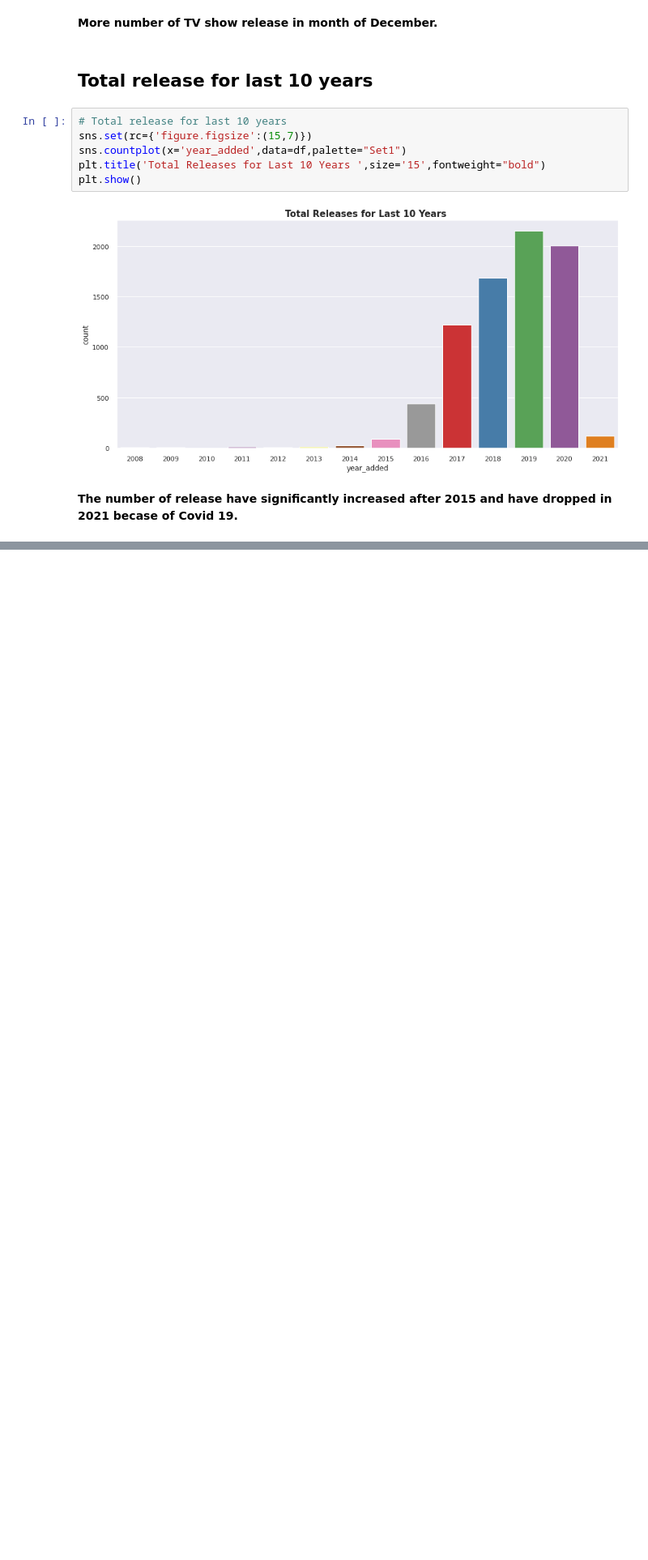
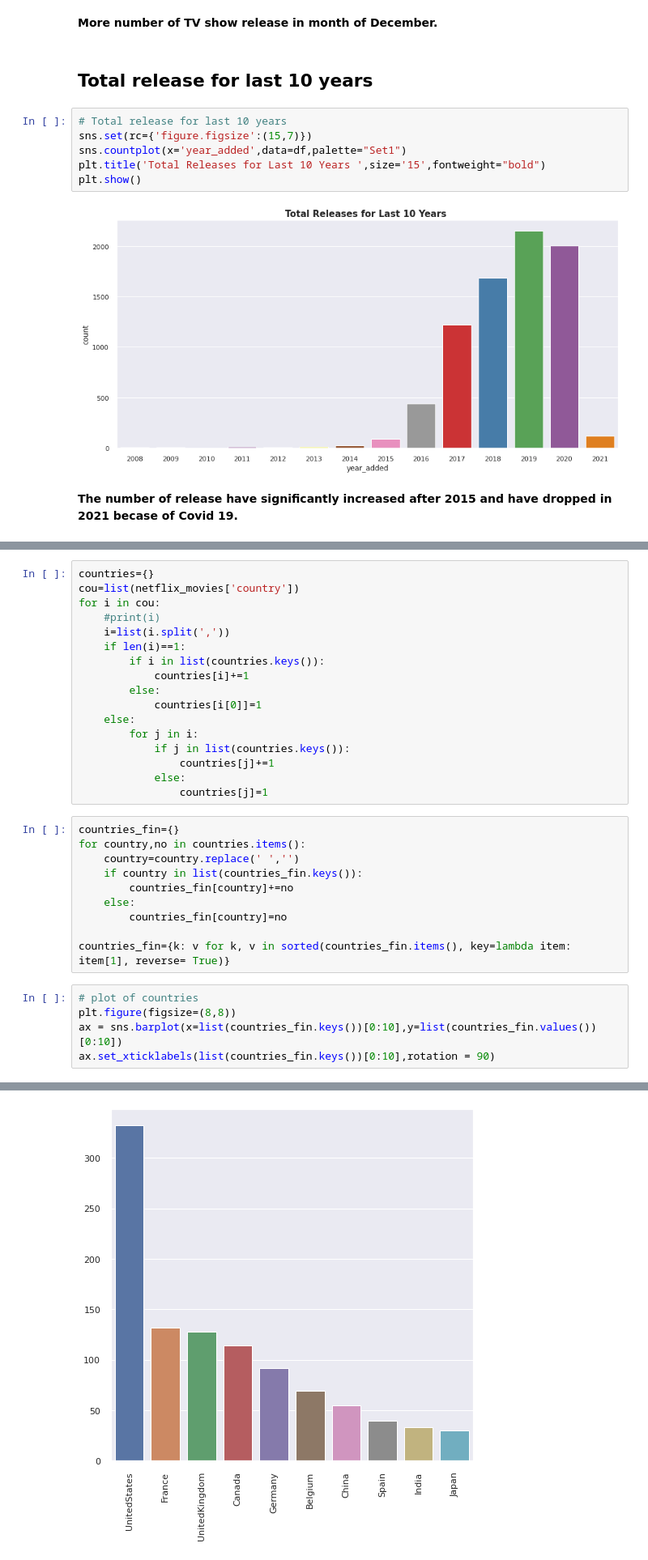
Before and after one commit to Bhushan271098/NETFLIX-MOVIES-AND-TV-SHOWS-CLUSTERING, a Jupyter notebook: Copy_of_NETFLIX_MOVIES_AND_TV_SHOWS_CLUSTERING.ipynb, the cells around one changed output, grey strips where cells are left out. Shown: that part at 81% size. Cells and saved outputs as stored; diff of their text form; blank space fills up the shorter version.

```diff
--- a/Copy_of_NETFLIX_MOVIES_AND_TV_SHOWS_CLUSTERING.ipynb
+++ b/Copy_of_NETFLIX_MOVIES_AND_TV_SHOWS_CLUSTERING.ipynb
@@ -633,0 +636,33 @@ plt.show()
+# %%
+countries={}
+cou=list(netflix_movies['country'])
+for i in cou:
+    #print(i)
+    i=list(i.split(','))
+    if len(i)==1:
+        if i in list(countries.keys()):
+            countries[i]+=1
+        else:
+            countries[i[0]]=1
+    else:
+        for j in i:
+            if j in list(countries.keys()):
+                countries[j]+=1
+            else:
+                countries[j]=1
+# %%
+countries_fin={}
+for country,no in countries.items():
+    country=country.replace(' ','')
+    if country in list(countries_fin.keys()):
+        countries_fin[country]+=no
+    else:
+        countries_fin[country]=no
+
+countries_fin={k: v for k, v in sorted(countries_fin.items(), key=lambda item: item[1], reverse= True)}
+# %%
+# plot of countries
+plt.figure(figsize=(8,8))
+ax = sns.barplot(x=list(countries_fin.keys())[0:10],y=list(countries_fin.values())[0:10])
+ax.set_xticklabels(list(countries_fin.keys())[0:10],rotation = 90)
+# %% [output]
@@ -633,0 +679 @@ plt.show()
+[figure, added]
```
Also changed, not shown: parts of 20 cells of this notebook.
